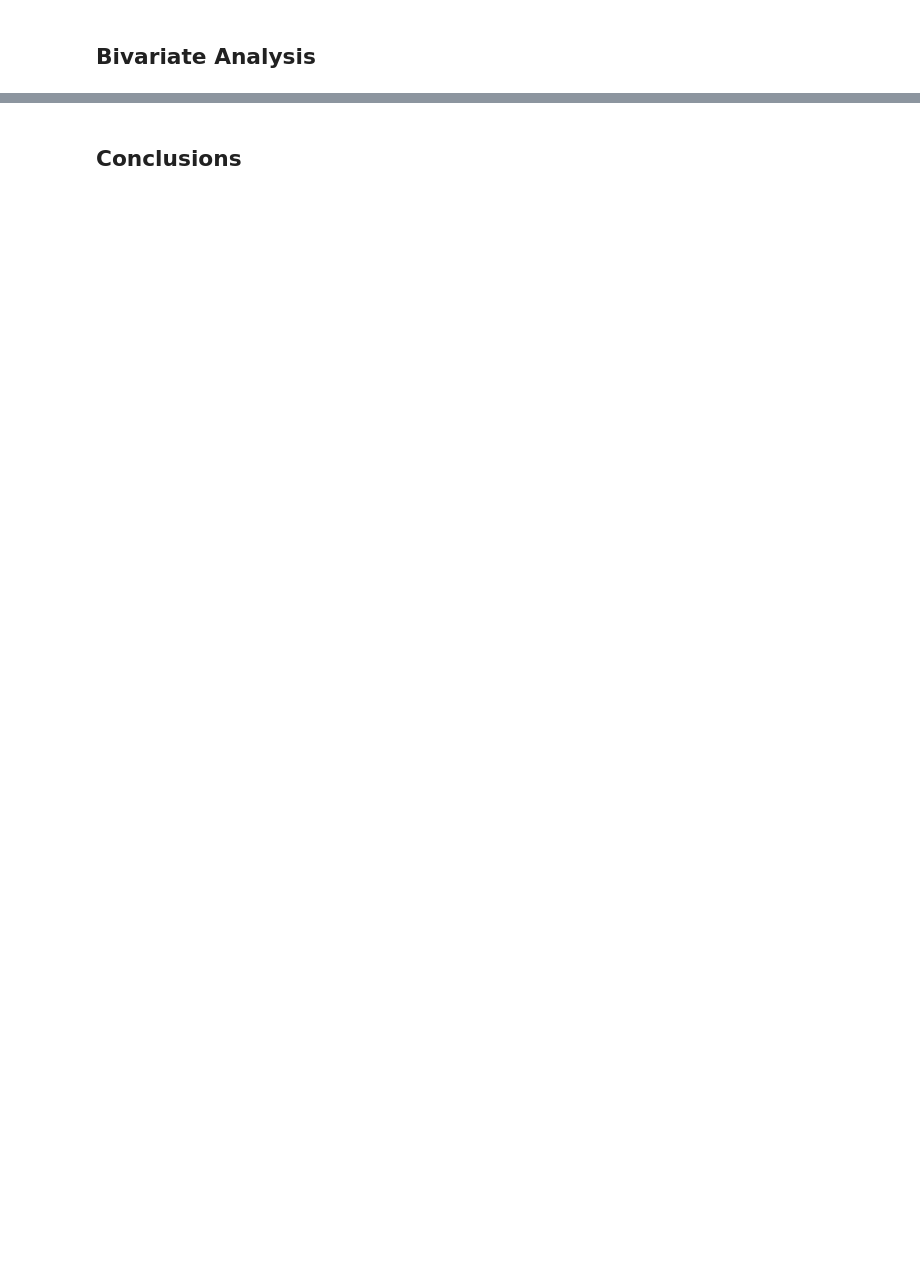
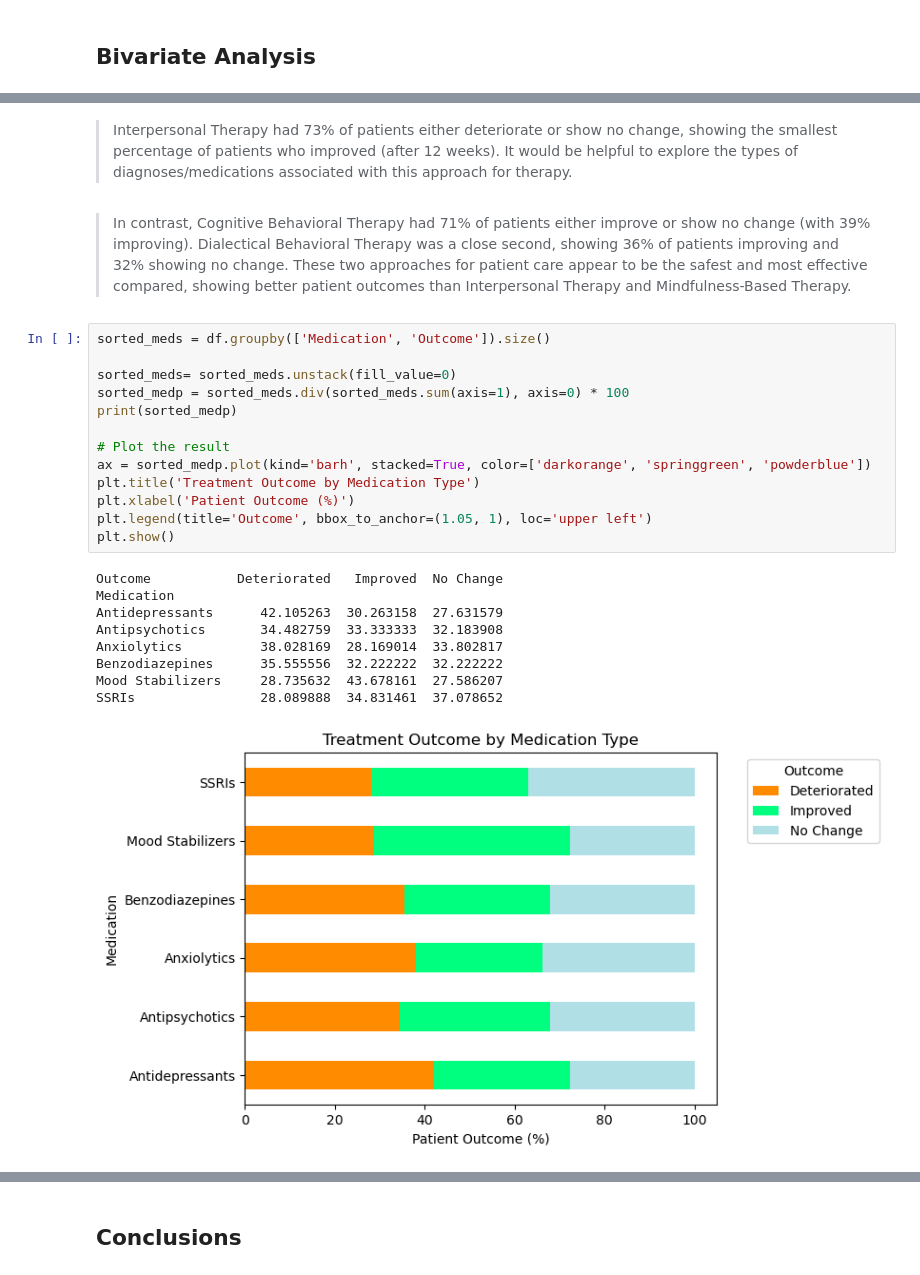
Before and after one commit to deenoe/mental-health_exploration, a Jupyter notebook: mental_health_analysis/mental-health_exploration.ipynb, the cells around one changed output, grey strips where cells are left out. Drawn from its saved outputs; the diff is of its cells as text; blank space fills up the shorter version.

```diff
--- a/mental_health_analysis/mental-health_exploration.ipynb
+++ b/mental_health_analysis/mental-health_exploration.ipynb
@@ -166,0 +204,27 @@ plt.xticks(rotation=45, ha="right")
+# %% [markdown]
+> Interpersonal Therapy had 73% of patients either deteriorate or show no change, showing the smallest percentage of patients who improved (after 12 weeks). It would be helpful to explore the types of diagnoses/medications associated with this approach for therapy.
+# %% [markdown]
+> In contrast, Cognitive Behavioral Therapy had 71% of patients either improve or show no change (with 39% improving). Dialectical Behavioral Therapy was a close second, showing 36% of patients improving and 32% showing no change. These two approaches for patient care appear to be the safest and most effective compared, showing better patient outcomes than Interpersonal Therapy and Mindfulness-Based Therapy.
+# %%
+sorted_meds = df.groupby(['Medication', 'Outcome']).size()
+
+sorted_meds= sorted_meds.unstack(fill_value=0)
+sorted_medp = sorted_meds.div(sorted_meds.sum(axis=1), axis=0) * 100
+print(sorted_medp)
+
+# Plot the result
+ax = sorted_medp.plot(kind='barh', stacked=True, color=['darkorange', 'springgreen', 'powderblue'])
+plt.title('Treatment Outcome by Medication Type')
+plt.xlabel('Patient Outcome (%)')
+plt.legend(title='Outcome', bbox_to_anchor=(1.05, 1), loc='upper left')
+plt.show()
+# %% [output]
+Outcome           Deteriorated   Improved  No Change
+Medication
+Antidepressants      42.105263  30.263158  27.631579
+Antipsychotics       34.482759  33.333333  32.183908
+Anxiolytics          38.028169  28.169014  33.802817
+Benzodiazepines      35.555556  32.222222  32.222222
+Mood Stabilizers     28.735632  43.678161  27.586207
+SSRIs                28.089888  34.831461  37.078652
+[figure, added]
```
Also changed, not shown: parts of 30 cells of this notebook.
